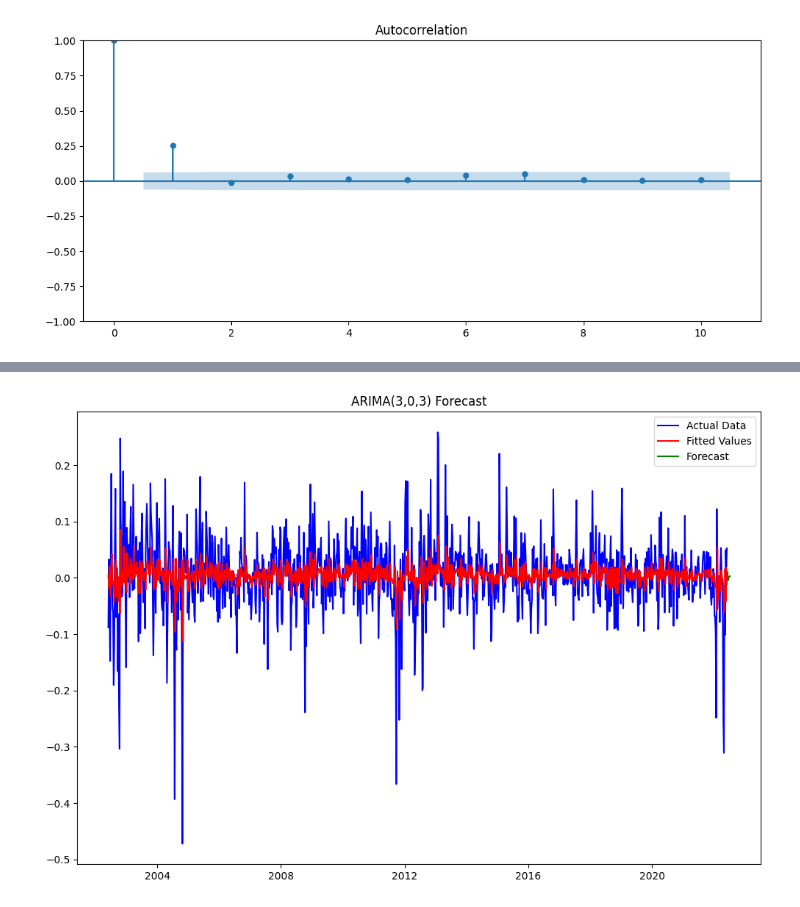
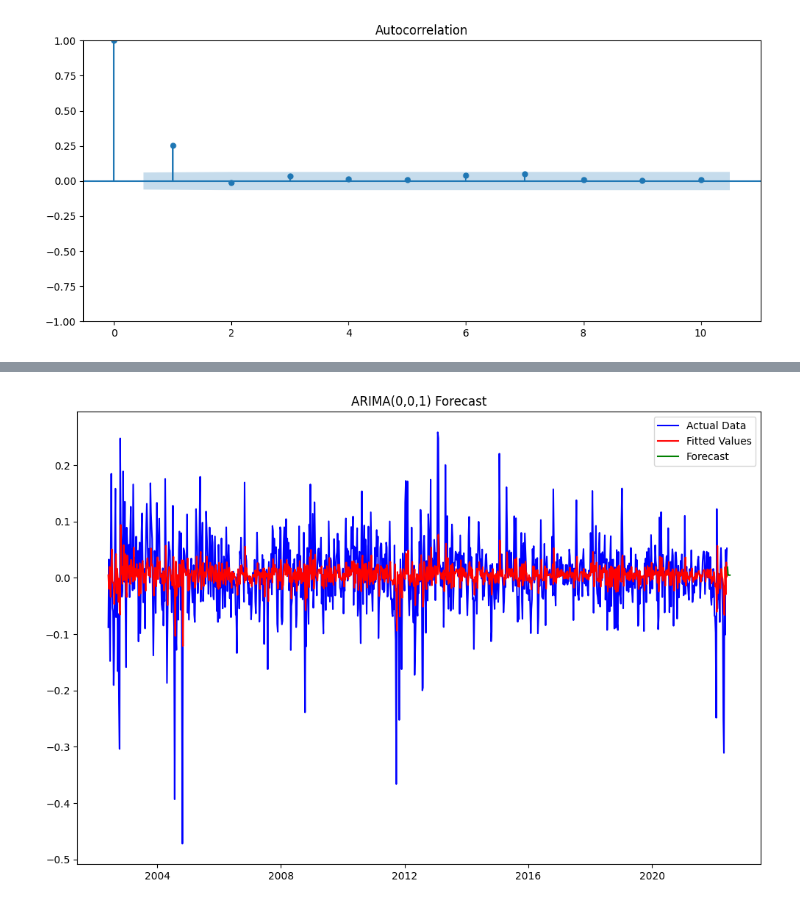
Before and after one commit to Jeff-004/Projects, a Jupyter notebook: Time_Series_Forecasting_of_Stock_Price.ipynb, the cells around one changed output, grey strips where cells are left out. Saved outputs shown, nothing was run; the diff lists cells and outputs as text; code cells hidden in the pictures.

```diff
--- a/Time_Series_Forecasting_of_Stock_Price.ipynb
+++ b/Time_Series_Forecasting_of_Stock_Price.ipynb
@@ -100,24 +125,24 @@ plt.show()
 # %%
-# Fit the ARIMA model correctly (with pandas Series)
-ar1 = ARIMA(udiff['weekly_ret'], order=(3, 0, 3))  # Use the Series, not .values
+# Fit the ARIMA model
+ar1 = ARIMA(udiff['weekly_ret'], order=(0,0,1))  # Use the Series, not .values
 ar1_fit = ar1.fit()
 
 # Forecast future values
 steps = 5
-forecast = ar1_fit.get_forecast(steps=steps)  # Use get_forecast() for confidence intervals
+forecast = ar1_fit.get_forecast(steps=steps)
 
 # Generate future dates aligned with the original index
 last_date = udiff.index[-1]
 future_dates = pd.date_range(start=last_date + pd.Timedelta(weeks=1), periods=steps, freq='W')
 
 # Plot results
 plt.figure(figsize=(12, 8))
 plt.plot(udiff.index, udiff['weekly_ret'], color='blue', label='Actual Data')
 plt.plot(ar1_fit.fittedvalues.index, ar1_fit.fittedvalues, color='red', label='Fitted Values')
 plt.plot(future_dates, forecast.predicted_mean, color='green', label='Forecast')
 
-plt.title('ARIMA(3,0,3) Forecast')
+plt.title('ARIMA(0,0,1) Forecast')
 plt.legend()
 plt.show()
 # %% [output]
-[figure, old version]
+[figure, new version]
```
Also changed, not shown: parts of 6 cells of this notebook.
